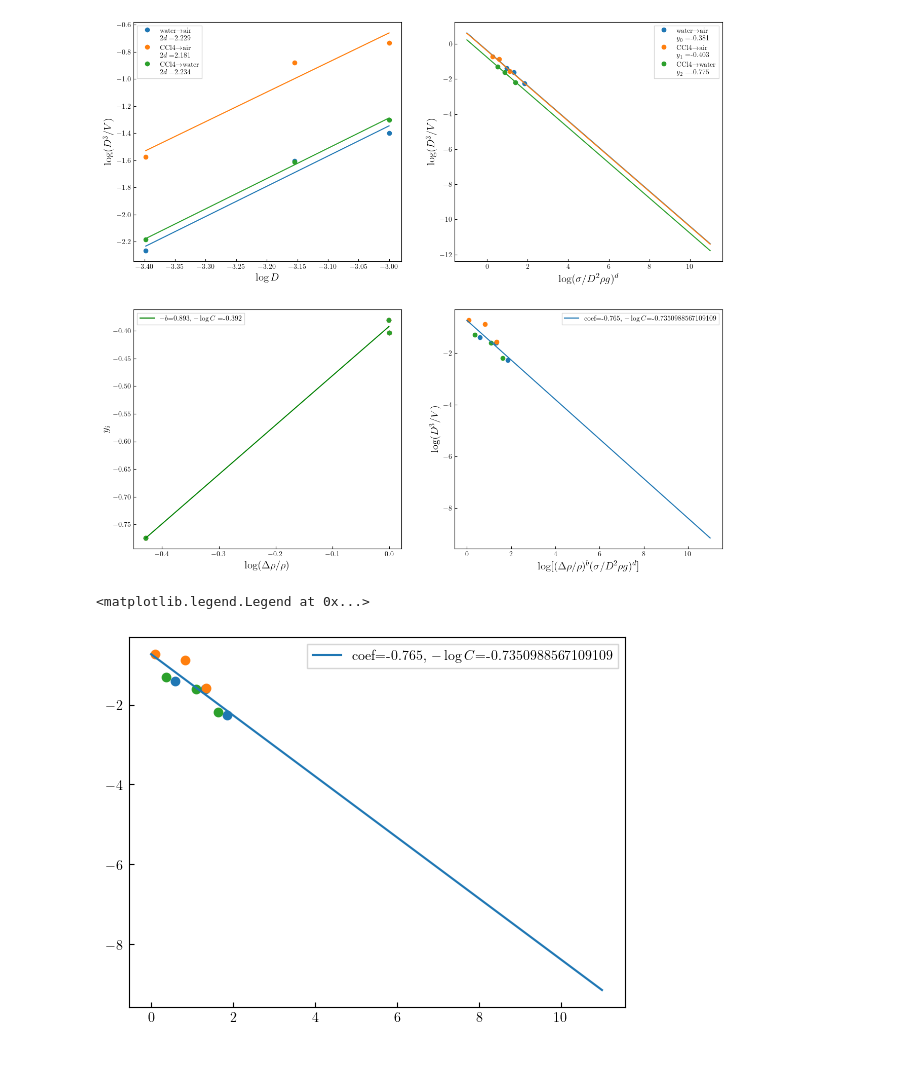
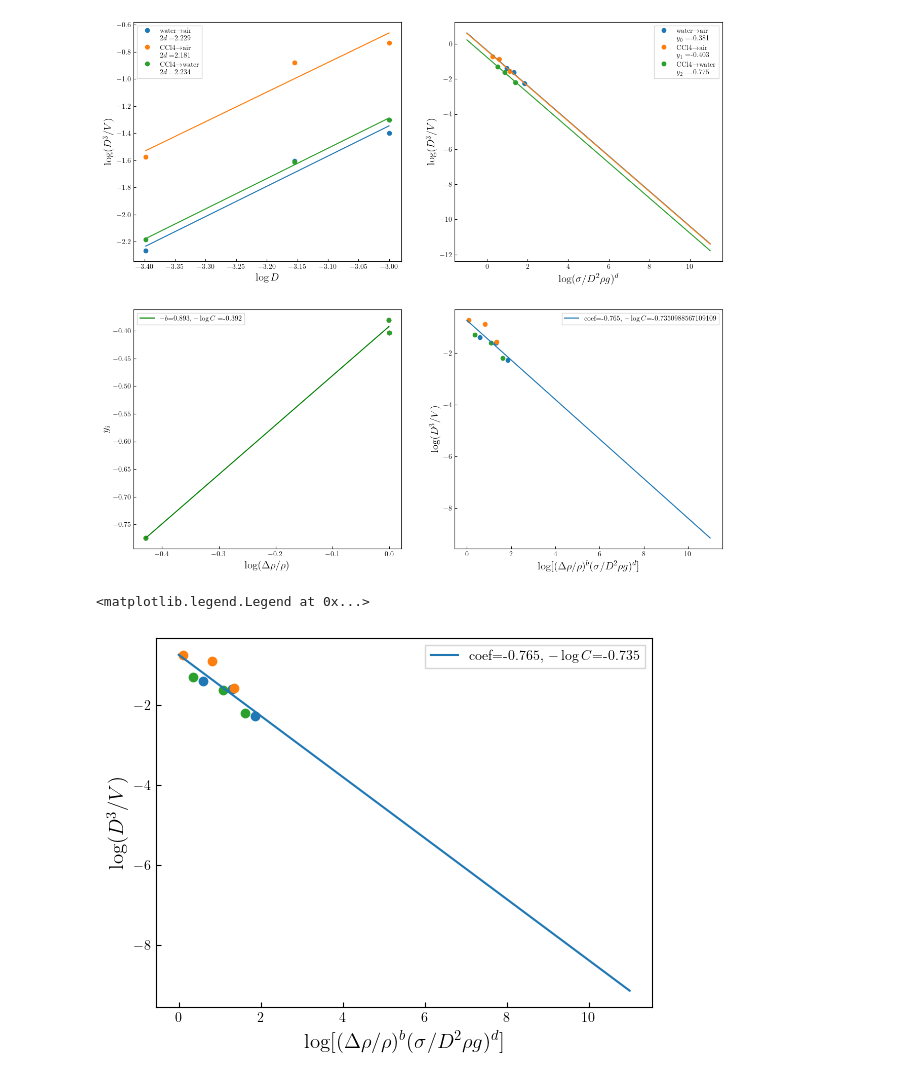
Before and after one commit to nami-minami/experimental-data, a Jupyter notebook: chemical-engineering/dimensional/main.ipynb, the cells around one changed output. Drawn from its saved outputs; the diff is of its cells as text; code cells hidden in the pictures.

```diff
--- a/chemical-engineering/dimensional/main.ipynb
+++ b/chemical-engineering/dimensional/main.ipynb
@@ -130,7 +130,7 @@ ax[1,1].plot(np.arange(0,12), preds[3], label=f"coef={models[3].coef_.item():.3f
 
 for i in range(2):
     for j in range(2):
-        ax[i,j].legend(scatteryoffsets=[1.55], prop={'family': 'Meiryo'})
+        ax[i,j].legend(scatteryoffsets=[1.54], prop={'family': 'Meiryo'})
 
 fig.savefig("graph.pdf", bbox_inches="tight")
 # %% [output]
@@ -150,56 +150,57 @@ plt.rcParams['legend.fancybox'] = False
 
 ss_font = {'family': 'cmss10'}
 
-ax[0,0].set_xlabel(r"$\log D$")
-ax[0,0].set_ylabel(r"$\log(D^3/V)$")
-ax[0,1].set_xlabel(r"$\log(\sigma/D^2\rho g)^d$")
-ax[0,1].set_ylabel(r"$\log(D^3/V)$")
-ax[1,0].set_xlabel(r"$\log(\Delta\rho/\rho)$")
-ax[1,0].set_ylabel(r"$y_i$")
-ax[1,1].set_xlabel(r"$\log[(\Delta\rho/\rho)^b(\sigma/D^2\rho g)^d]$")
-ax[1,1].set_ylabel(r"$\log(D^3/V)$")
+
 labels = ["water$\\to$air", "CCl4$\\to$air", "CCl4$\\to$water"]
 
 
 for i in range(3):
     plt.scatter(logD, logDV[i], label=labels[i]+f"\n$\\quad2d=${models[0][i].coef_.item():.3f}")
     plt.plot(logD, preds[0][i])
-plt.legend(scatteryoffsets=[1.55])
-plt.savefig("graph0.pdf")
+plt.xlabel(r"$\log D$")
+plt.ylabel(r"$\log(D^3/V)$")
+plt.legend(scatteryoffsets=[1.4])
+plt.savefig("graph0.pdf", bbox_inches="tight")
 plt.close()
 
 for i in range(3):
     plt.scatter(logsigma[i], logDV[i], label=labels[i]+f"\n$y_{i}=${y_i[i]:.3f}")
     plt.plot(np.arange(-1,12), preds[1][i])
-plt.legend(scatteryoffsets=[1.55])
-plt.savefig("graph1.pdf")
+plt.xlabel(r"$\log(\sigma/D^2\rho g)^d$")
+plt.ylabel(r"$\log(D^3/V)$")
+plt.legend(scatteryoffsets=[1.4])
+plt.savefig("graph1.pdf", bbox_inches="tight")
 plt.close()
 
 plt.scatter(logrho, y_i)
 
 
 
 plt.plot(logrho, preds[2],
              label=f"$-b$={models[2].coef_.item():.3f}"+
                    f", $-\log C=${models[2].predict(np.array(0).reshape(-1,1)).item():.3f}")
-plt.legend(scatteryoffsets=[1.55])
-plt.savefig("graph2.pdf")
+plt.xlabel(r"$\log(\Delta\rho/\rho)$")
+plt.ylabel(r"$y_i$")
+plt.legend(scatteryoffsets=[1.4])
+plt.savefig("graph2.pdf", bbox_inches="tight")
 plt.close()
 
 for i in range(3):
     plt.scatter(logrhosigma[i], logDV[i])
 plt.plot(np.arange(0,12), preds[3], label=f"coef={models[3].coef_.item():.3f}"+
-                                              f", $-\log C$={models[3].predict(np.array(0).reshape(-1,1)).item()}")
-plt.legend(scatteryoffsets=[1.55])
-plt.savefig("graph3.pdf")
+                                              f", $-\log C$={models[3].predict(np.array(0).reshape(-1,1)).item():.3f}")
+plt.xlabel(r"$\log[(\Delta\rho/\rho)^b(\sigma/D^2\rho g)^d]$")
+plt.ylabel(r"$\log(D^3/V)$")
+plt.legend(scatteryoffsets=[1.4])
+plt.savefig("graph3.pdf", bbox_inches="tight")
 # plt.close()
 
 # ax[0,0].set_title("a", fontdict=ss_font)
 
 
 
 
-plt.legend(scatteryoffsets=[1.55], prop={'family': 'Meiryo'})
+plt.legend(scatteryoffsets=[1.54], prop={'family': 'Meiryo'})
 # %% [output]
 <matplotlib.legend.Legend at 0x...>
-[figure, old version]
+[figure, new version]
```
Also changed, not shown: 5 other files.
